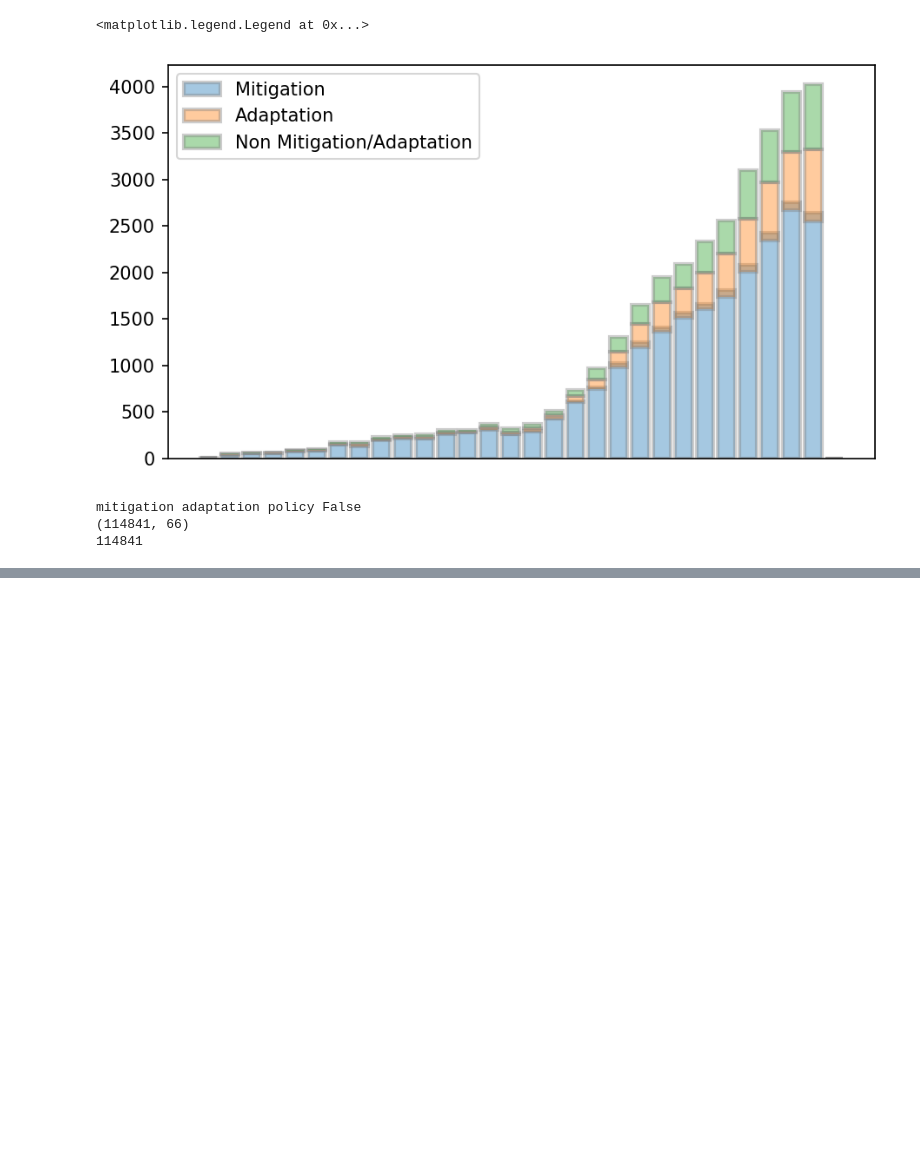
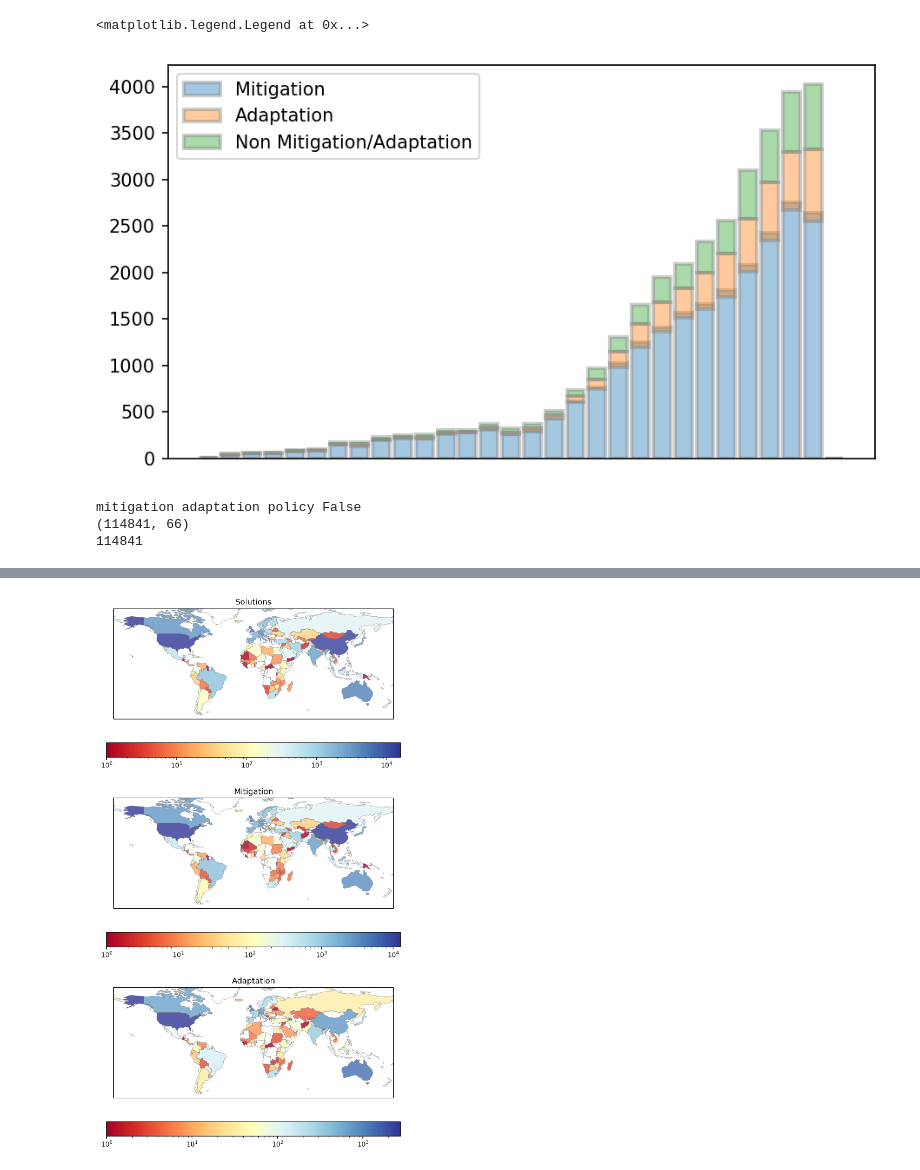
Before and after one commit to mcc-apsis/climate-policy-map, a Jupyter notebook: figures.ipynb, the cells around one changed output, grey strips where cells are left out. Saved outputs shown, nothing was run; the diff lists cells and outputs as text; code cells hidden in the pictures; blank space fills up the shorter version.

```diff
--- a/figures.ipynb
+++ b/figures.ipynb
@@ -221,3 +243,6 @@ if setup_query:
 mitigation adaptation policy False
 (114841, 66)
 114841
+# %%
+places = pd.read_csv('data/affiliation_countries.csv')
+places.head()
@@ -223,0 +256,3 @@ mitigation adaptation policy False
+# %%
+df = pd.merge(df,places,how="left")
+df.head()
@@ -223,0 +267,72 @@ mitigation adaptation policy False
+# %%
+import matplotlib.pyplot as plt
+import cartopy
+import cartopy.io.shapereader as shpreader
+import cartopy.crs as ccrs
+
+fig = plt.figure(dpi=175,figsize=(8,15))
+
+cmap = cm.get_cmap('RdYlBu')
+
+shpfilename = shpreader.natural_earth(resolution='110m',
+                                      category='cultural',
+                                      name='admin_0_countries')
+reader = shpreader.Reader(shpfilename)
+countries = reader.records()
+
+sub_dfs = [
+    df[
+        (df['0 - relevance - prediction']>0.5) &
+        (
+            (df['1 - Mitigation - prediction']>0.5) |
+            (df['1 - Adaptation - prediction']>0.5) |
+            (df['2 - Governance & policies - prediction']>0.5)
+        )
+    ],
+    df[
+        (df['0 - relevance - prediction']>0.5) &
+        (
+            (df['1 - Mitigation - prediction']>0.5)
+        )
+    ],
+    df[
+        (df['0 - relevance - prediction']>0.5) &
+        (
+            (df['1 - Adaptation - prediction']>0.5)
+        )
+    ],
+]
+
+titles = ["Solutions", "Mitigation","Adaptation"]
+for i,sub_df in enumerate(sub_dfs):
+    ax = fig.add_subplot(3,1,i+1,projection=ccrs.PlateCarree(),)
+    ax.set_extent([-150, 60, -25, 60])
+
+    ax.set_title(titles[i])
+
+    cgroups = sub_df.groupby('country').size()
+    cnorm = colors.LogNorm(vmin=cgroups.min(),vmax=cgroups.max())
+    countries = reader.records()
+    for country in countries:
+        n = sub_df[
+            (df['country']==country.attributes["NAME_CIAWF"])
+        ].shape[0]
+        #print(cdf.shape,)
+        if n > 0:
+            c = cmap(cnorm(n))
+        else:
+            c = "white"
+        ax.add_geometries(
+            [country.geometry], ccrs.PlateCarree(),
+            facecolor=c,edgecolor="grey",
+            linewidth=0.5,alpha=0.8,zorder=-1
+        )
+                          #label=country.attributes['NAME_CIAWF'])
+
+    sm = plt.cm.ScalarMappable(cmap=cmap,norm=cnorm)
+    sm._A = []
+    plt.colorbar(sm,ax=ax,orientation="horizontal")
+
+plt.show()
+# %% [output]
+[figure, added]
```
Also changed, not shown: parts of 9 cells of this notebook, 1 other file.
